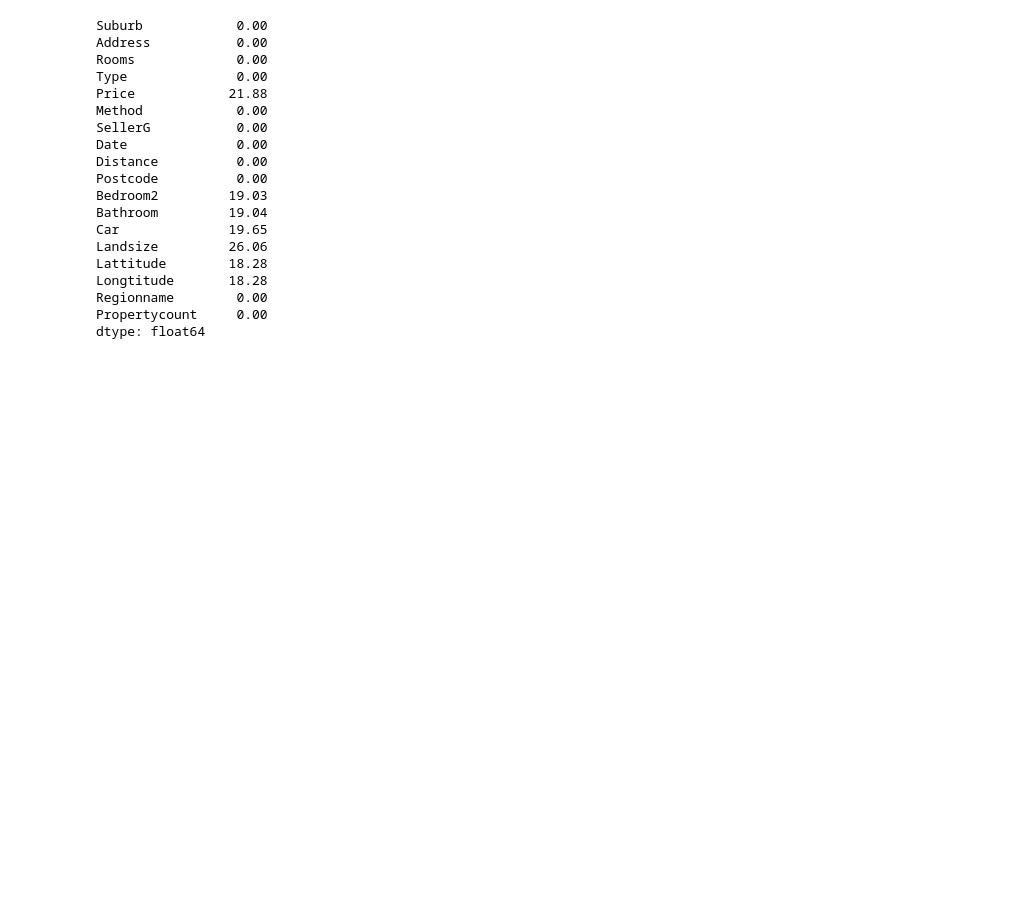
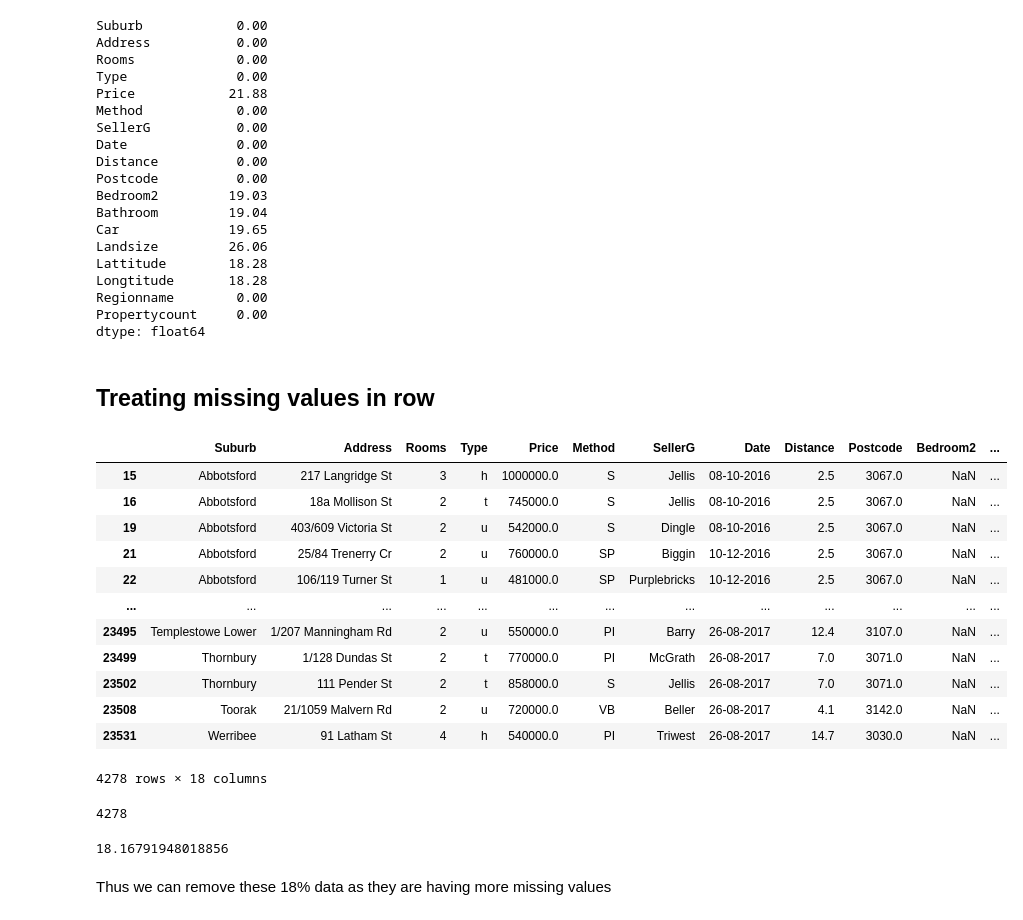
Before and after one commit to Deepanshuchauhan123/Machine-Learning, a Jupyter notebook: Missing Data Operations/Missing_Data_Operations.ipynb, the cells around one changed output. Saved outputs shown, nothing was run; the diff lists cells and outputs as text; code cells hidden in the pictures; blank space fills up the shorter version.

```diff
--- a/Missing Data Operations/Missing_Data_Operations.ipynb
+++ b/Missing Data Operations/Missing_Data_Operations.ipynb
@@ -181,3 +181,34 @@ Longtitude       18.28
 Regionname        0.00
 Propertycount     0.00
 dtype: float64
+# %% [markdown]
+## Treating missing values in row
+# %%
+# rows having missing values more than 5
+df[df.isnull().sum(axis=1)>5]
+# %% [output]
+|  | Suburb | Address | Rooms | Type | Price | Method | SellerG | Date | Distance | Postcode | Bedroom2 | ... |
+| 15 | Abbotsford | 217 Langridge St | 3 | h | 1000000.0 | S | Jellis | 08-10-2016 | 2.5 | 3067.0 | NaN | ... |
+| 16 | Abbotsford | 18a Mollison St | 2 | t | 745000.0 | S | Jellis | 08-10-2016 | 2.5 | 3067.0 | NaN | ... |
+| 19 | Abbotsford | 403/609 Victoria St | 2 | u | 542000.0 | S | Dingle | 08-10-2016 | 2.5 | 3067.0 | NaN | ... |
+| 21 | Abbotsford | 25/84 Trenerry Cr | 2 | u | 760000.0 | SP | Biggin | 10-12-2016 | 2.5 | 3067.0 | NaN | ... |
+| 22 | Abbotsford | 106/119 Turner St | 1 | u | 481000.0 | SP | Purplebricks | 10-12-2016 | 2.5 | 3067.0 | NaN | ... |
+| ... | ... | ... | ... | ... | ... | ... | ... | ... | ... | ... | ... | ... |
+| 23495 | Templestowe Lower | 1/207 Manningham Rd | 2 | u | 550000.0 | PI | Barry | 26-08-2017 | 12.4 | 3107.0 | NaN | ... |
+| 23499 | Thornbury | 1/128 Dundas St | 2 | t | 770000.0 | PI | McGrath | 26-08-2017 | 7.0 | 3071.0 | NaN | ... |
+| 23502 | Thornbury | 111 Pender St | 2 | t | 858000.0 | S | Jellis | 26-08-2017 | 7.0 | 3071.0 | NaN | ... |
+| 23508 | Toorak | 21/1059 Malvern Rd | 2 | u | 720000.0 | VB | Beller | 26-08-2017 | 4.1 | 3142.0 | NaN | ... |
+| 23531 | Werribee | 91 Latham St | 4 | h | 540000.0 | PI | Triwest | 26-08-2017 | 14.7 | 3030.0 | NaN | ... |
+4278 rows × 18 columns
+# %%
+# total rows having missing data in more than 5 columns
+len(df[df.isnull().sum(axis=1)>5].index)
+# %% [output]
+4278
+# %%
+# percentage of missing data in row having more than 5 Nan values
+(len(df[df.isnull().sum(axis=1)>5].index)/len(df.index))*100
+# %% [output]
+18.16791948018856
+# %% [markdown]
+Thus we can remove these 18% data as they are having more missing values
```
Also changed, not shown: parts of 10 cells of this notebook.
